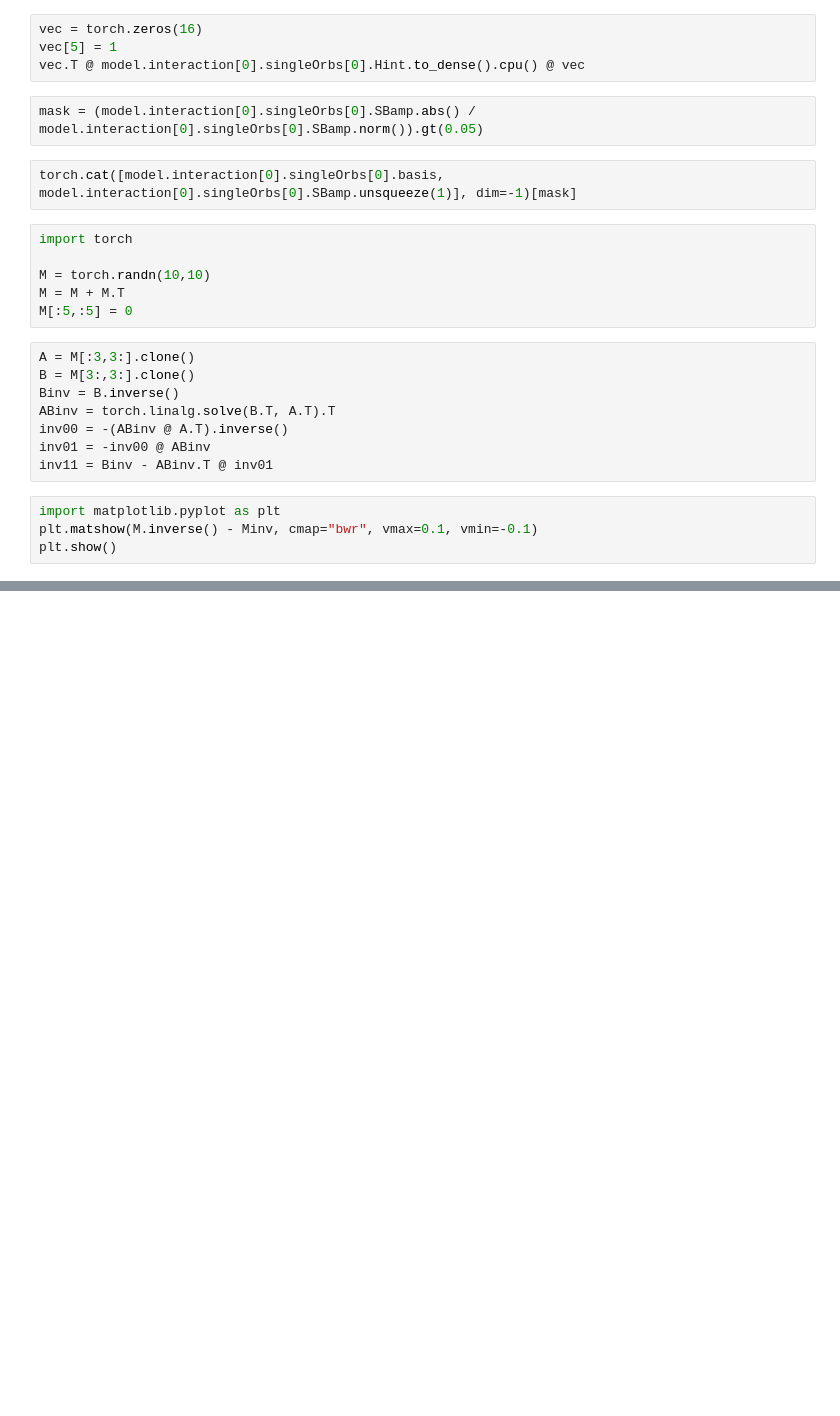
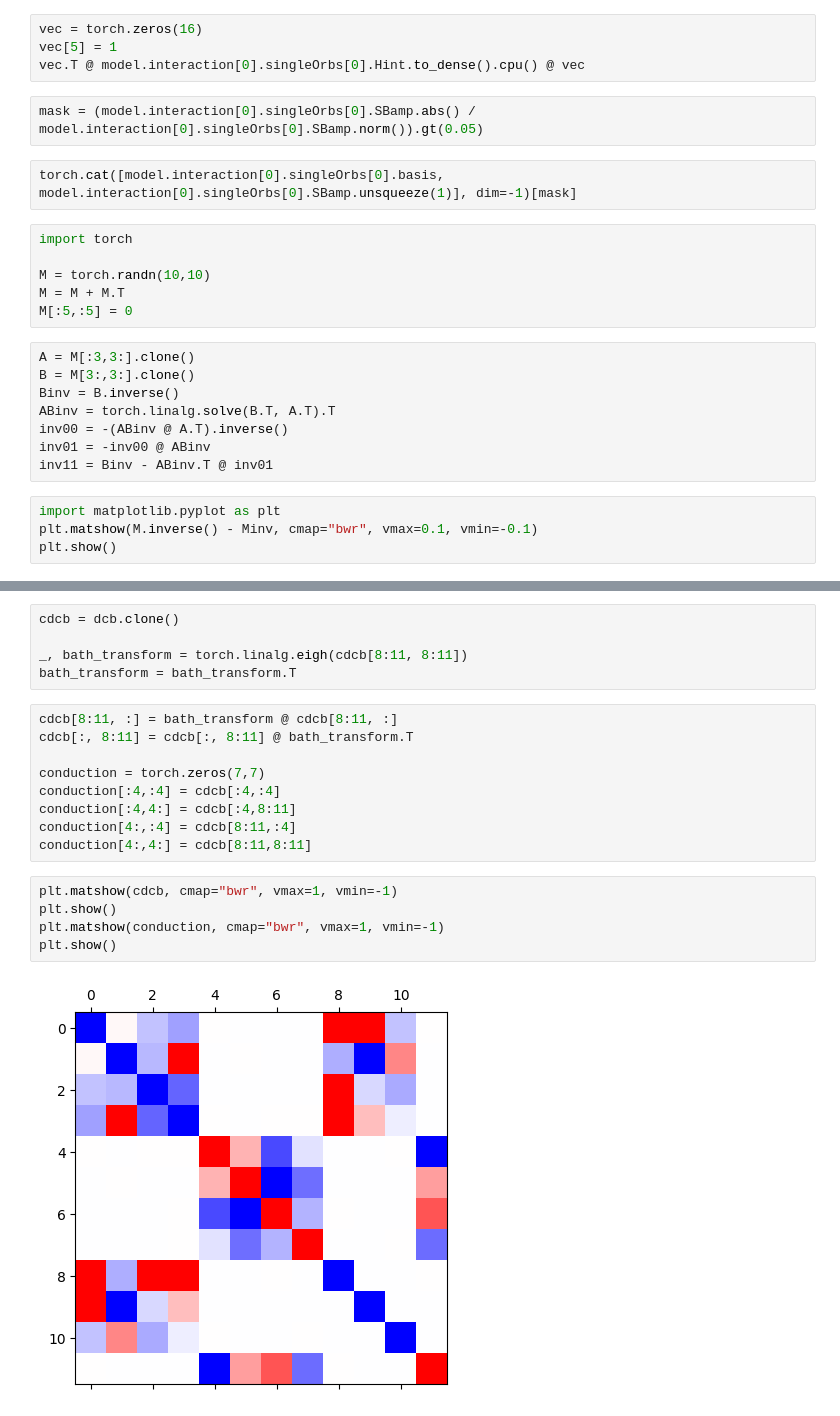
Before and after one commit to floatingCatty/Hubbard, a Jupyter notebook: make_basis.ipynb, the cells around one changed output, grey strips where cells are left out. Saved outputs shown, nothing was run; the diff lists cells and outputs as text; blank space fills up the shorter version.

```diff
--- a/make_basis.ipynb
+++ b/make_basis.ipynb
@@ -320,0 +288,21 @@ plt.show()
+# %%
+cdcb = dcb.clone()
+
+_, bath_transform = torch.linalg.eigh(cdcb[8:11, 8:11])
+bath_transform = bath_transform.T
+# %%
+cdcb[8:11, :] = bath_transform @ cdcb[8:11, :]
+cdcb[:, 8:11] = cdcb[:, 8:11] @ bath_transform.T
+
+conduction = torch.zeros(7,7)
+conduction[:4,:4] = cdcb[:4,:4]
+conduction[:4,4:] = cdcb[:4,8:11]
+conduction[4:,:4] = cdcb[8:11,:4]
+conduction[4:,4:] = cdcb[8:11,8:11]
+# %%
+plt.matshow(cdcb, cmap="bwr", vmax=1, vmin=-1)
+plt.show()
+plt.matshow(conduction, cmap="bwr", vmax=1, vmin=-1)
+plt.show()
+# %% [output]
+[figure, added]
```
Also changed, not shown: parts of 37 cells of this notebook, 15 other files.
